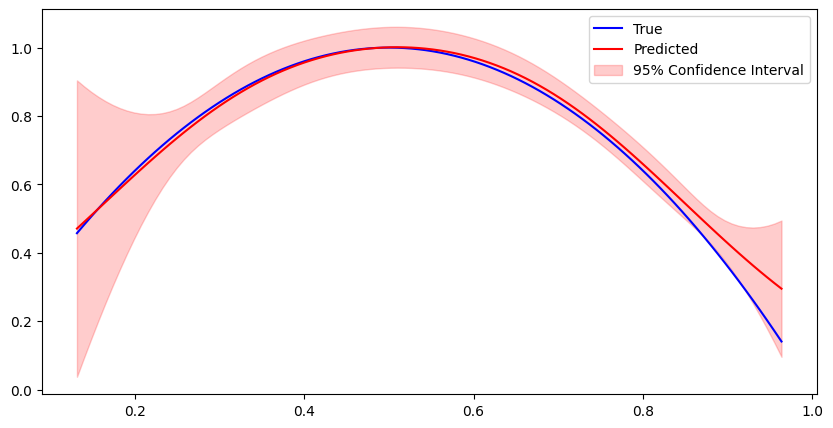
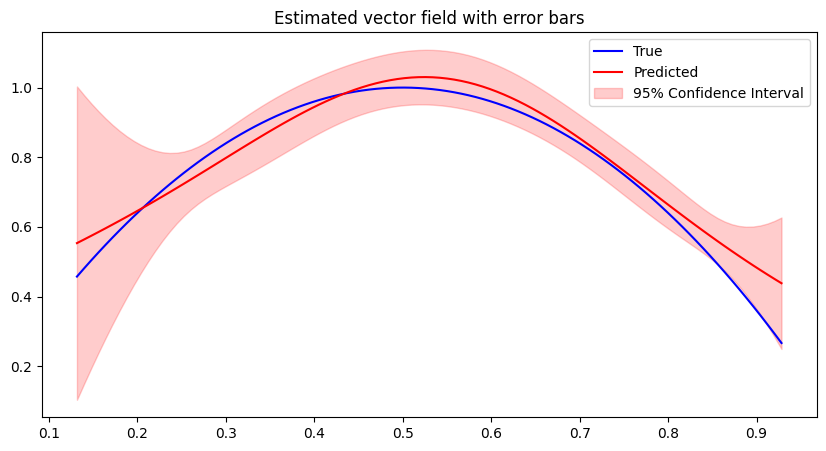
Unified diff of the notebook cell whose output changed from the first chart to the second:
--- before
+++ after
@@ -10,4 +10,5 @@
 f_pred = f_pred[:, 0]
 plt.fill_between(grid[:, 0], f_pred - 1.96 * jnp.sqrt(k_pred), f_pred + 1.96 * jnp.sqrt(k_pred), color='red', alpha=0.2, label='95% Confidence Interval')
+plt.title('Estimated vector field with error bars')
 plt.legend()
 # plt.savefig('pictures/ock_pred_with_error_bars_2_traj.pdf')

Commit: Changed to one training traj